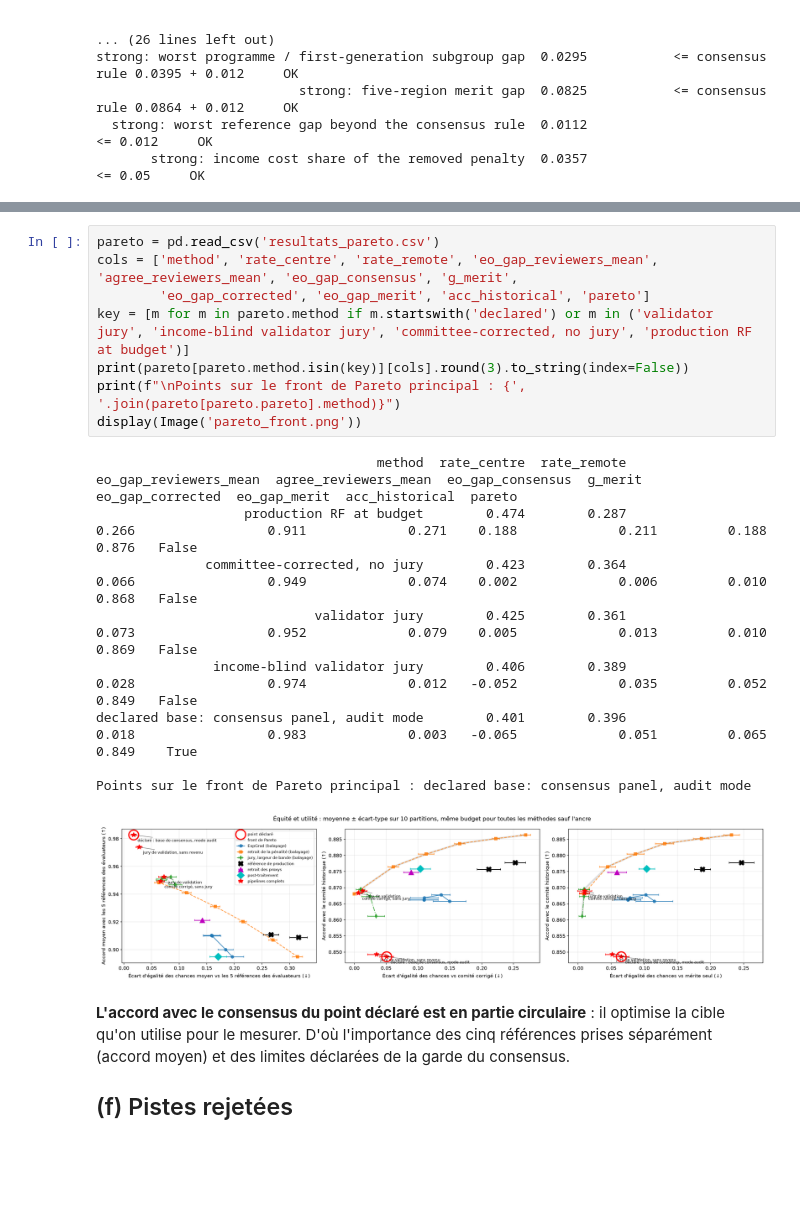
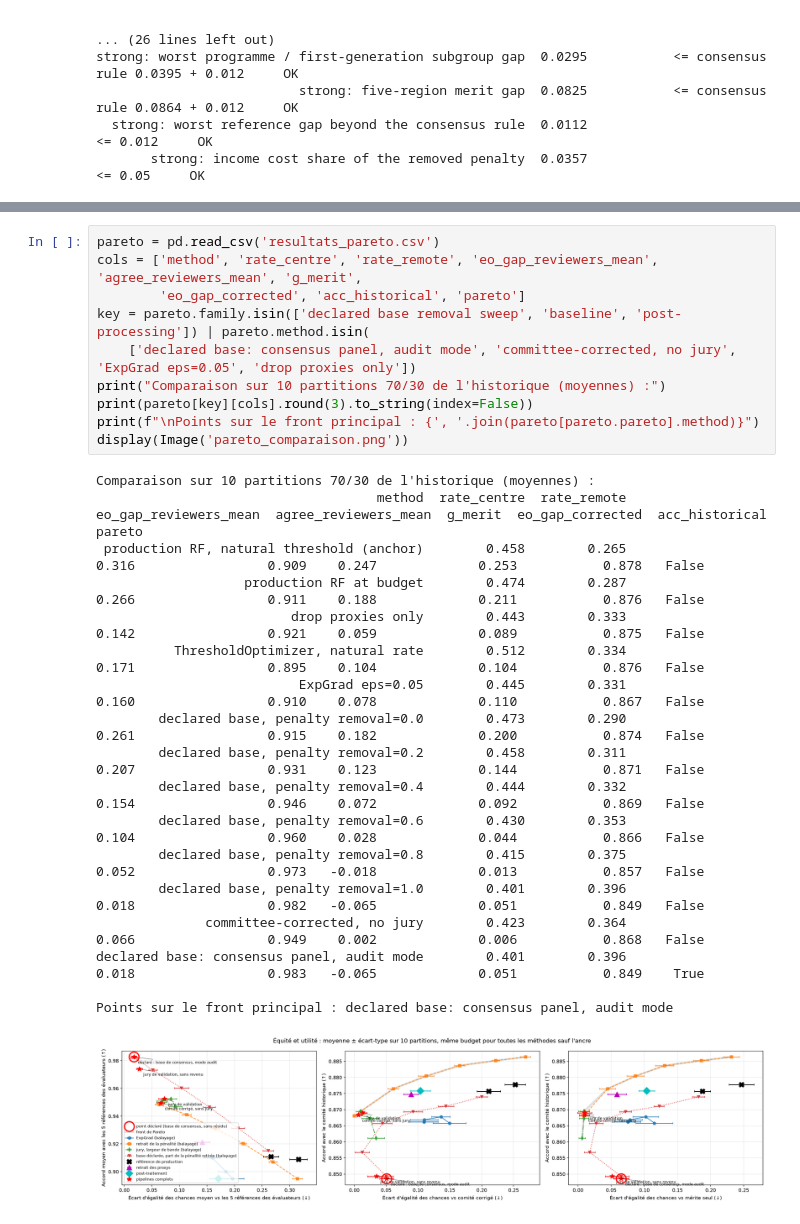
Before and after one commit to AdamOusmer/CodeML-2026-Ivado, a Jupyter notebook: audit_rapport.ipynb, the cells around one changed output, grey strips where cells are left out. Saved outputs shown, nothing was run; the diff lists cells and outputs as text; blank space fills up the shorter version.

Commit message:
Final deliverables: fairness-constraint Pareto sweep, audit notebook, pitch script and figures

```diff
--- a/audit_rapport.ipynb
+++ b/audit_rapport.ipynb
@@ -204,22 +309,29 @@ Axes principaux : **écart d'égalité des chances moyen** contre les cinq réf
 # %%
 pareto = pd.read_csv('resultats_pareto.csv')
-cols = ['method', 'rate_centre', 'rate_remote', 'eo_gap_reviewers_mean', 'agree_reviewers_mean', 'eo_gap_consensus', 'g_merit',
-        'eo_gap_corrected', 'eo_gap_merit', 'acc_historical', 'pareto']
-key = [m for m in pareto.method if m.startswith('declared') or m in ('validator jury', 'income-blind validator jury', 'committee-corrected, no jury', 'production RF at budget')]
-print(pareto[pareto.method.isin(key)][cols].round(3).to_string(index=False))
-print(f"\nPoints sur le front de Pareto principal : {', '.join(pareto[pareto.pareto].method)}")
-display(Image('pareto_front.png'))
+cols = ['method', 'rate_centre', 'rate_remote', 'eo_gap_reviewers_mean', 'agree_reviewers_mean', 'g_merit',
+        'eo_gap_corrected', 'acc_historical', 'pareto']
+key = pareto.family.isin(['declared base removal sweep', 'baseline', 'post-processing']) | pareto.method.isin(
+    ['declared base: consensus panel, audit mode', 'committee-corrected, no jury', 'ExpGrad eps=0.05', 'drop proxies only'])
+print("Comparaison sur 10 partitions 70/30 de l'historique (moyennes) :")
+print(pareto[key][cols].round(3).to_string(index=False))
+print(f"\nPoints sur le front principal : {', '.join(pareto[pareto.pareto].method)}")
+display(Image('pareto_comparaison.png'))
 # %% [output]
-                                    method  rate_centre  rate_remote  eo_gap_reviewers_mean  agree_reviewers_mean  eo_gap_consensus  g_merit  eo_gap_corrected  eo_gap_merit  acc_historical  pareto
-                   production RF at budget        0.474        0.287                  0.266                 0.911             0.271    0.188             0.211         0.188           0.876   False
-              committee-corrected, no jury        0.423        0.364                  0.066                 0.949             0.074    0.002             0.006         0.010           0.868   False
-                            validator jury        0.425        0.361                  0.073                 0.952             0.079    0.005             0.013         0.010           0.869   False
-               income-blind validator jury        0.406        0.389                  0.028                 0.974             0.012   -0.052             0.035         0.052           0.849   False
-declared base: consensus panel, audit mode        0.401        0.396                  0.018                 0.983             0.003   -0.065             0.051         0.065           0.849    True
+Comparaison sur 10 partitions 70/30 de l'historique (moyennes) :
+                                    method  rate_centre  rate_remote  eo_gap_reviewers_mean  agree_reviewers_mean  g_merit  eo_gap_corrected  acc_historical  pareto
+ production RF, natural threshold (anchor)        0.458        0.265                  0.316                 0.909    0.247             0.253           0.878   False
+                   production RF at budget        0.474        0.287                  0.266                 0.911    0.188             0.211           0.876   False
+                         drop proxies only        0.443        0.333                  0.142                 0.921    0.059             0.089           0.875   False
+          ThresholdOptimizer, natural rate        0.512        0.334                  0.171                 0.895    0.104             0.104           0.876   False
+                          ExpGrad eps=0.05        0.445        0.331                  0.160                 0.910    0.078             0.110           0.867   False
+        declared base, penalty removal=0.0        0.473        0.290                  0.261                 0.915    0.182             0.200           0.874   False
+        declared base, penalty removal=0.2        0.458        0.311                  0.207                 0.931    0.123             0.144           0.871   False
+        declared base, penalty removal=0.4        0.444        0.332                  0.154                 0.946    0.072             0.092           0.869   False
+        declared base, penalty removal=0.6        0.430        0.353                  0.104                 0.960    0.028             0.044           0.866   False
+        declared base, penalty removal=0.8        0.415        0.375                  0.052                 0.973   -0.018             0.013           0.857   False
+        declared base, penalty removal=1.0        0.401        0.396                  0.018                 0.982   -0.065             0.051           0.849   False
+              committee-corrected, no jury        0.423        0.364                  0.066                 0.949    0.002             0.006           0.868   False
+declared base: consensus panel, audit mode        0.401        0.396                  0.018                 0.983   -0.065             0.051           0.849    True
 
-Points sur le front de Pareto principal : declared base: consensus panel, audit mode
+Points sur le front principal : declared base: consensus panel, audit mode
-[figure, old version]
+[figure, new version]
-# %% [markdown]
-**L'accord avec le consensus du point déclaré est en partie circulaire** : il optimise la cible qu'on utilise pour le mesurer. D'où l'importance des cinq références prises séparément (accord moyen) et des limites déclarées de la garde du consensus.
-
-## (f) Pistes rejetées
```
Also changed, not shown: parts of 30 cells of this notebook, 26 other files.
